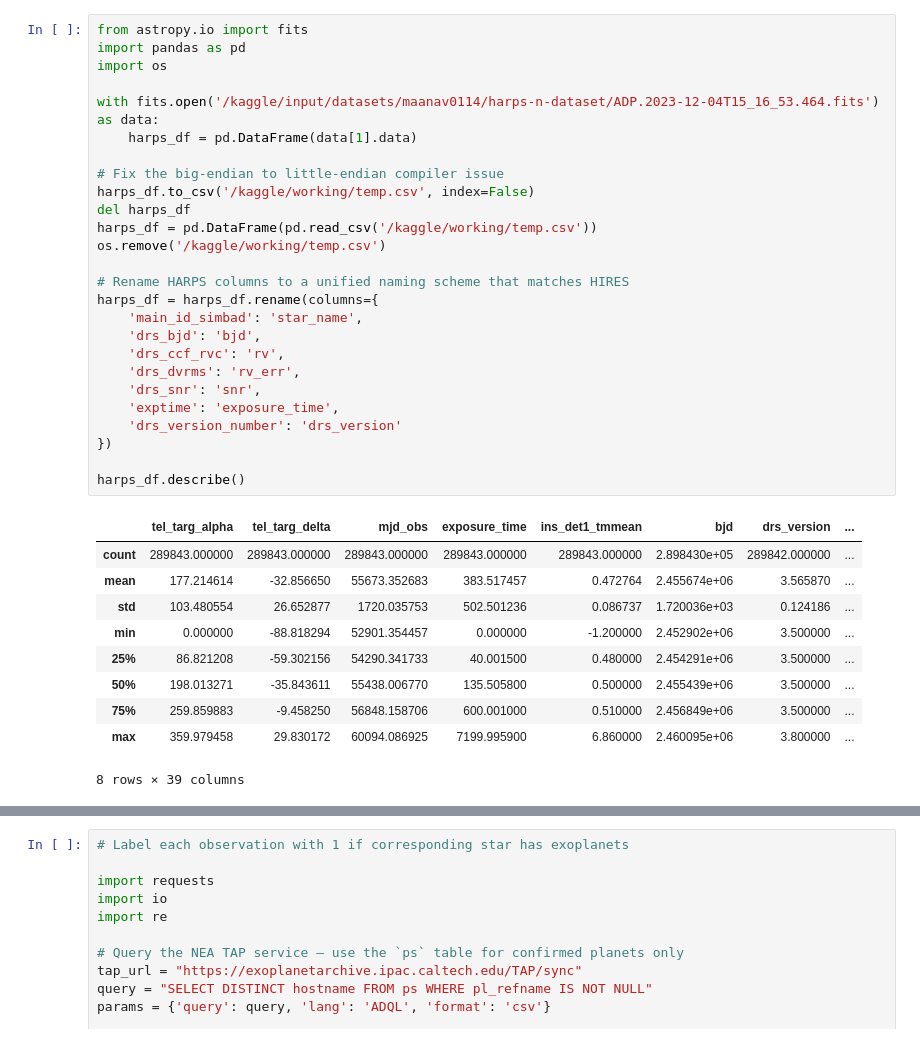
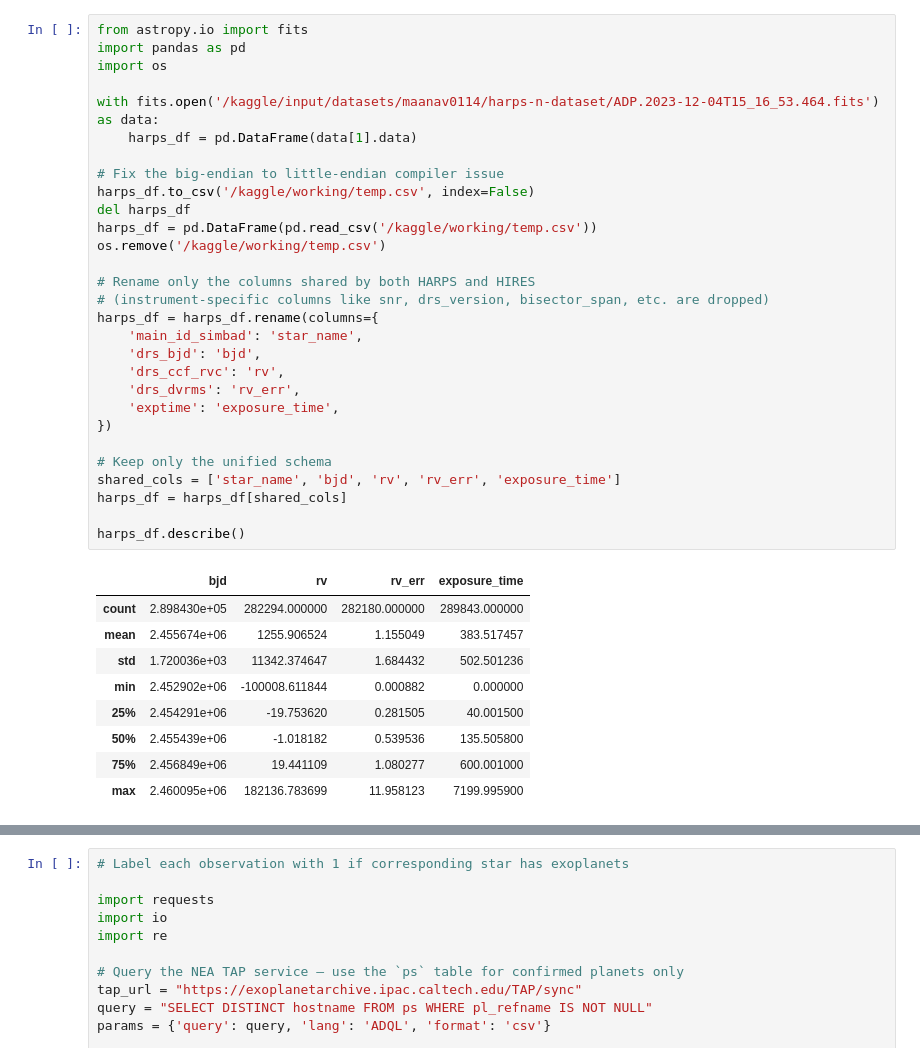
Before and after one commit to MaanavN/ML-Exoplanet-Detection-Research, a Jupyter notebook: data_prep.ipynb, the cells around one changed output, grey strips where cells are left out. Saved outputs shown, nothing was run; the diff lists cells and outputs as text.

```diff
--- a/data_prep.ipynb
+++ b/data_prep.ipynb
@@ -1,40 +1,42 @@
 # %%
 from astropy.io import fits
 import pandas as pd
 import os
 
 with fits.open('/kaggle/input/datasets/maanav0114/harps-n-dataset/ADP.2023-12-04T15_16_53.464.fits') as data:
     harps_df = pd.DataFrame(data[1].data)
 
 # Fix the big-endian to little-endian compiler issue
 harps_df.to_csv('/kaggle/working/temp.csv', index=False)
 del harps_df
 harps_df = pd.DataFrame(pd.read_csv('/kaggle/working/temp.csv'))
 os.remove('/kaggle/working/temp.csv')
 
-# Rename HARPS columns to a unified naming scheme that matches HIRES
+# Rename only the columns shared by both HARPS and HIRES
+# (instrument-specific columns like snr, drs_version, bisector_span, etc. are dropped)
 harps_df = harps_df.rename(columns={
     'main_id_simbad': 'star_name',
     'drs_bjd': 'bjd',
     'drs_ccf_rvc': 'rv',
     'drs_dvrms': 'rv_err',
-    'drs_snr': 'snr',
     'exptime': 'exposure_time',
-    'drs_version_number': 'drs_version'
 })
 
+# Keep only the unified schema
+shared_cols = ['star_name', 'bjd', 'rv', 'rv_err', 'exposure_time']
+harps_df = harps_df[shared_cols]
+
 harps_df.describe()
 # %% [output]
-|  | tel_targ_alpha | tel_targ_delta | mjd_obs | exposure_time | ins_det1_tmmean | bjd | drs_version | ... |
-| count | 289843.000000 | 289843.000000 | 289843.000000 | 289843.000000 | 289843.000000 | 2.898430e+05 | 289842.000000 | ... |
-| mean | 177.214614 | -32.856650 | 55673.352683 | 383.517457 | 0.472764 | 2.455674e+06 | 3.565870 | ... |
-| std | 103.480554 | 26.652877 | 1720.035753 | 502.501236 | 0.086737 | 1.720036e+03 | 0.124186 | ... |
-| min | 0.000000 | -88.818294 | 52901.354457 | 0.000000 | -1.200000 | 2.452902e+06 | 3.500000 | ... |
-| 25% | 86.821208 | -59.302156 | 54290.341733 | 40.001500 | 0.480000 | 2.454291e+06 | 3.500000 | ... |
-| 50% | 198.013271 | -35.843611 | 55438.006770 | 135.505800 | 0.500000 | 2.455439e+06 | 3.500000 | ... |
-| 75% | 259.859883 | -9.458250 | 56848.158706 | 600.001000 | 0.510000 | 2.456849e+06 | 3.500000 | ... |
-| max | 359.979458 | 29.830172 | 60094.086925 | 7199.995900 | 6.860000 | 2.460095e+06 | 3.800000 | ... |
+|  | bjd | rv | rv_err | exposure_time |
+| count | 2.898430e+05 | 282294.000000 | 282180.000000 | 289843.000000 |
+| mean | 2.455674e+06 | 1255.906524 | 1.155049 | 383.517457 |
+| std | 1.720036e+03 | 11342.374647 | 1.684432 | 502.501236 |
+| min | 2.452902e+06 | -100008.611844 | 0.000882 | 0.000000 |
+| 25% | 2.454291e+06 | -19.753620 | 0.281505 | 40.001500 |
+| 50% | 2.455439e+06 | -1.018182 | 0.539536 | 135.505800 |
+| 75% | 2.456849e+06 | 19.441109 | 1.080277 | 600.001000 |
+| max | 2.460095e+06 | 182136.783699 | 11.958123 | 7199.995900 |
-8 rows × 39 columns
 # %%
 from pathlib import Path
 import pandas as pd
```
Also changed, not shown: parts of 6 cells of this notebook, 2 other files.
